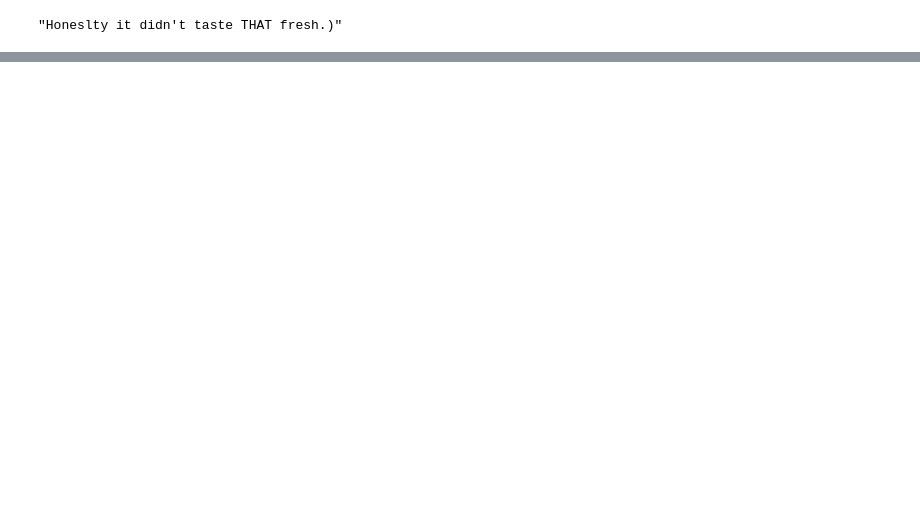
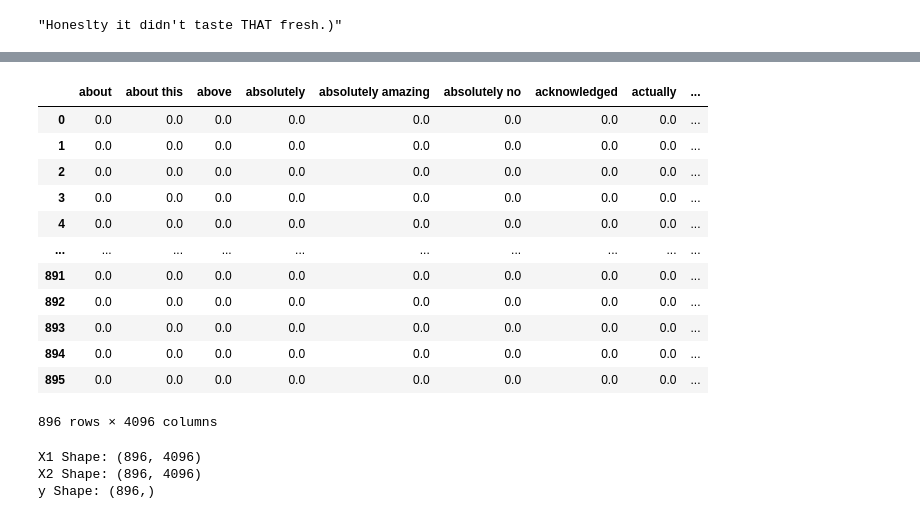
Before and after one commit to Gireesh-Guntupalli/Sentiment-Analysis, a Jupyter notebook: Sentiment Analysis on Restaurant Reviews..ipynb, the cells around one changed output, grey strips where cells are left out. Drawn from its saved outputs; the diff is of its cells as text; code cells hidden in the pictures; blank space fills up the shorter version.

```diff
--- a/Sentiment Analysis on Restaurant Reviews..ipynb
+++ b/Sentiment Analysis on Restaurant Reviews..ipynb
@@ -221,0 +273,30 @@ Accuracy score of LogisticRegression() is:0.7666666666666667
+# %%
+from sklearn.feature_extraction.text import TfidfVectorizer
+tf_idf = TfidfVectorizer(ngram_range = (1,2), max_features = 4096)
+# %%
+X1=vectorize_text(df['cleaned_reviews1'],tf_idf)
+X2=vectorize_text(df['cleaned_reviews2'],tf_idf)
+# %%
+pd.DataFrame(X1, columns = tf_idf.get_feature_names())
+# %% [output]
+|  | about | about this | above | absolutely | absolutely amazing | absolutely no | acknowledged | actually | ... |
+| 0 | 0.0 | 0.0 | 0.0 | 0.0 | 0.0 | 0.0 | 0.0 | 0.0 | ... |
+| 1 | 0.0 | 0.0 | 0.0 | 0.0 | 0.0 | 0.0 | 0.0 | 0.0 | ... |
+| 2 | 0.0 | 0.0 | 0.0 | 0.0 | 0.0 | 0.0 | 0.0 | 0.0 | ... |
+| 3 | 0.0 | 0.0 | 0.0 | 0.0 | 0.0 | 0.0 | 0.0 | 0.0 | ... |
+| 4 | 0.0 | 0.0 | 0.0 | 0.0 | 0.0 | 0.0 | 0.0 | 0.0 | ... |
+| ... | ... | ... | ... | ... | ... | ... | ... | ... | ... |
+| 891 | 0.0 | 0.0 | 0.0 | 0.0 | 0.0 | 0.0 | 0.0 | 0.0 | ... |
+| 892 | 0.0 | 0.0 | 0.0 | 0.0 | 0.0 | 0.0 | 0.0 | 0.0 | ... |
+| 893 | 0.0 | 0.0 | 0.0 | 0.0 | 0.0 | 0.0 | 0.0 | 0.0 | ... |
+| 894 | 0.0 | 0.0 | 0.0 | 0.0 | 0.0 | 0.0 | 0.0 | 0.0 | ... |
+| 895 | 0.0 | 0.0 | 0.0 | 0.0 | 0.0 | 0.0 | 0.0 | 0.0 | ... |
+896 rows × 4096 columns
+# %%
+print('X1 Shape:', X1.shape)
+print('X2 Shape:', X2.shape)
+print('y Shape:', y.shape)
+# %% [output]
+X1 Shape: (896, 4096)
+X2 Shape: (896, 4096)
+y Shape: (896,)
```
Also changed, not shown: parts of 41 cells of this notebook.
